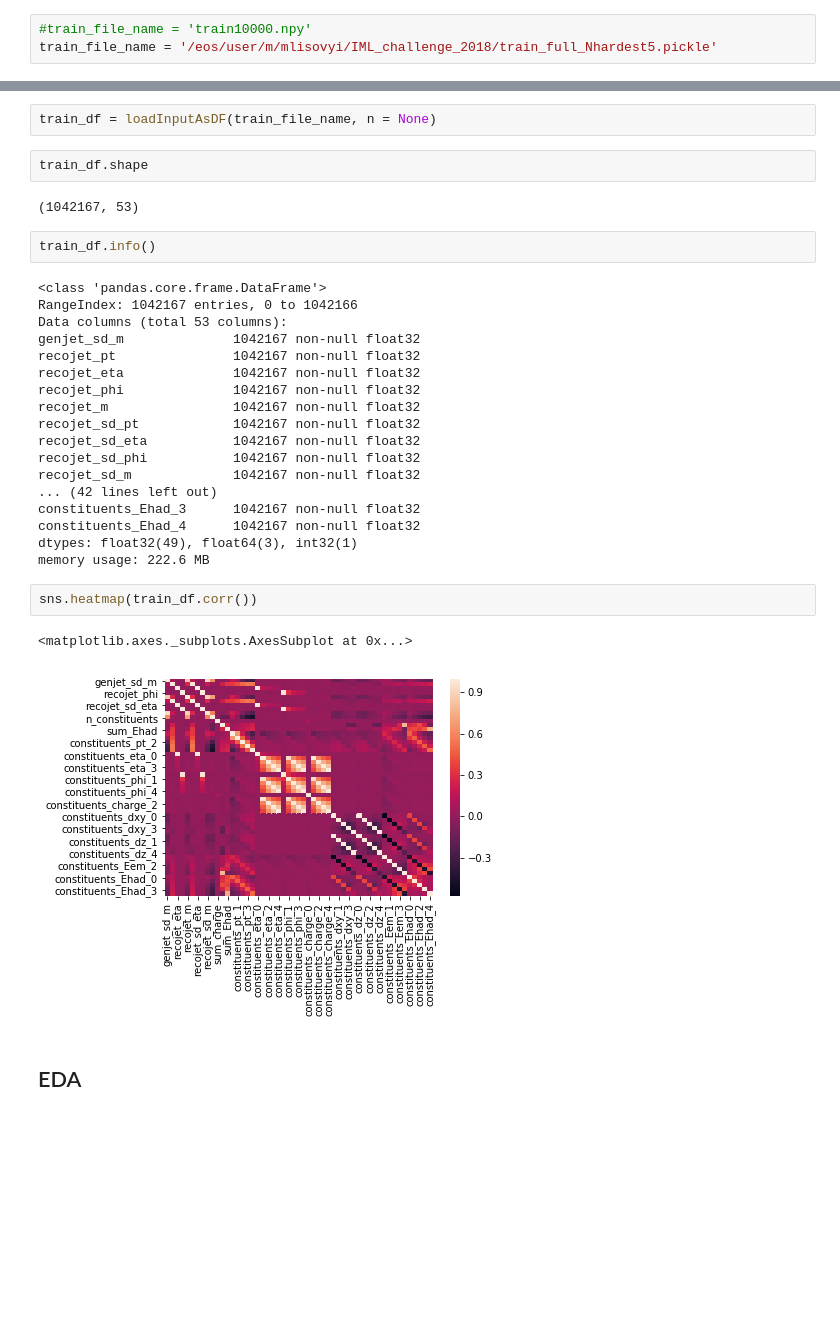
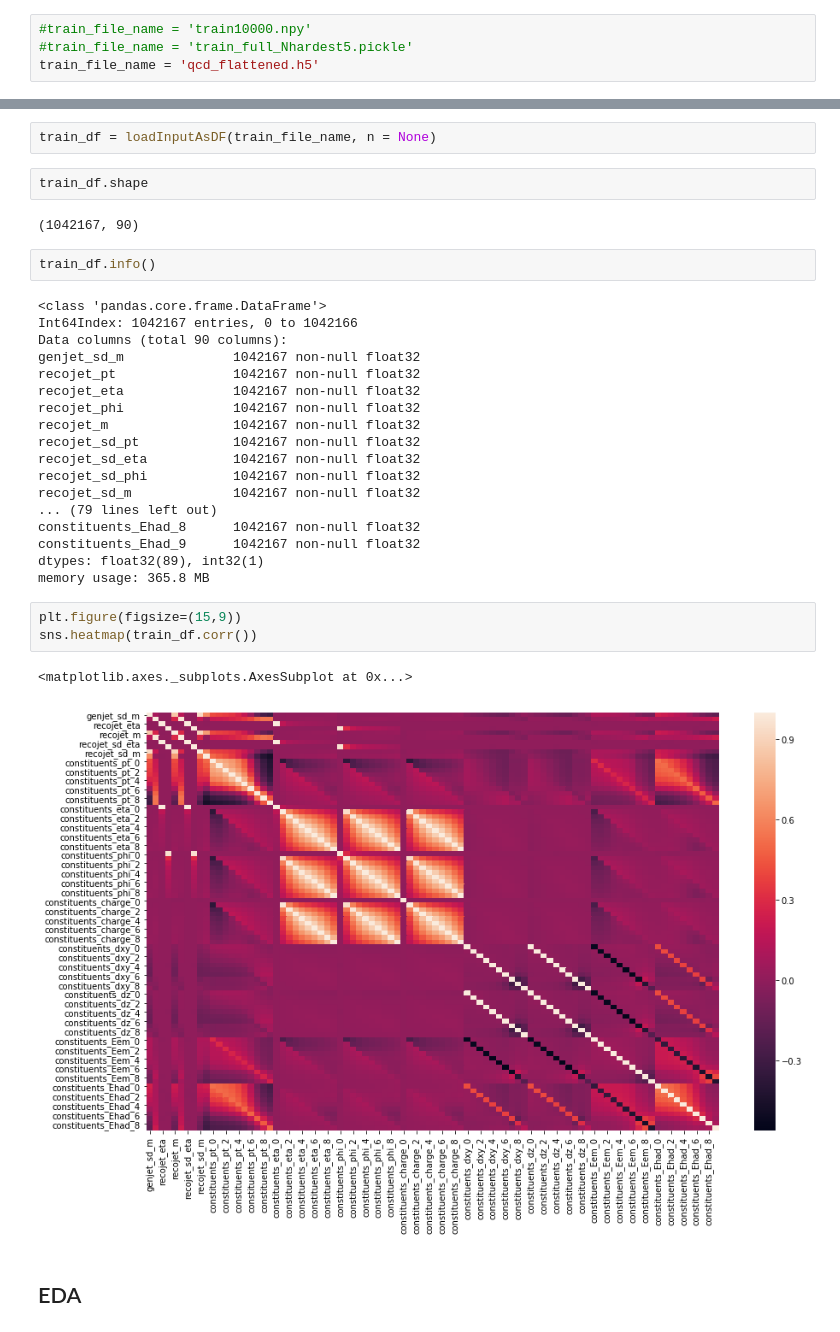
Before and after one commit to mlisovyi/IML_challenge_2018, a Jupyter notebook: EDA_and_lightgbm.ipynb, the cells around one changed output, grey strips where cells are left out. Saved outputs shown, nothing was run; the diff lists cells and outputs as text; blank space fills up the shorter version.

Commit message:
make HP optimisation of lightGBM work; switxh to using Danilo's sample (contains 10 hardest constituents instaed of 5); comparison of different objective functions

```diff
--- a/EDA_and_lightgbm.ipynb
+++ b/EDA_and_lightgbm.ipynb
@@ -29,6 +37,7 @@ Evaluate_Models.ipynb   __pycache__
 # %%
 #train_file_name = 'train10000.npy'
-train_file_name = '/eos/user/m/mlisovyi/IML_challenge_2018/train_full_Nhardest5.pickle'
+#train_file_name = 'train_full_Nhardest5.pickle'
+train_file_name = 'qcd_flattened.h5'
 # %% [markdown]
 Read in the file properly for different file formats
 # %%
@@ -36,13 +45,13 @@ train_df = loadInputAsDF(train_file_name, n = None)
 # %%
 train_df.shape
 # %% [output]
-(1042167, 53)
+(1042167, 90)
 # %%
 train_df.info()
 # %% [output]
 <class 'pandas.core.frame.DataFrame'>
-RangeIndex: 1042167 entries, 0 to 1042166
-Data columns (total 53 columns):
+Int64Index: 1042167 entries, 0 to 1042166
+Data columns (total 90 columns):
 genjet_sd_m              1042167 non-null float32
 recojet_pt               1042167 non-null float32
 recojet_eta              1042167 non-null float32
@@ -52,16 +61,17 @@ recojet_sd_pt            1042167 non-null float32
 recojet_sd_eta           1042167 non-null float32
 recojet_sd_phi           1042167 non-null float32
 recojet_sd_m             1042167 non-null float32
-... (42 lines left out)
-constituents_Ehad_3      1042167 non-null float32
-constituents_Ehad_4      1042167 non-null float32
-dtypes: float32(49), float64(3), int32(1)
-memory usage: 222.6 MB
+... (79 lines left out)
+constituents_Ehad_8      1042167 non-null float32
+constituents_Ehad_9      1042167 non-null float32
+dtypes: float32(89), int32(1)
+memory usage: 365.8 MB
 # %%
+plt.figure(figsize=(15,9))
 sns.heatmap(train_df.corr())
 # %% [output]
 <matplotlib.axes._subplots.AxesSubplot at 0x...>
-[figure, old version]
+[figure, new version]
 # %% [markdown]
 ## EDA
 # %%
```
Also changed, not shown: parts of 46 cells of this notebook.
